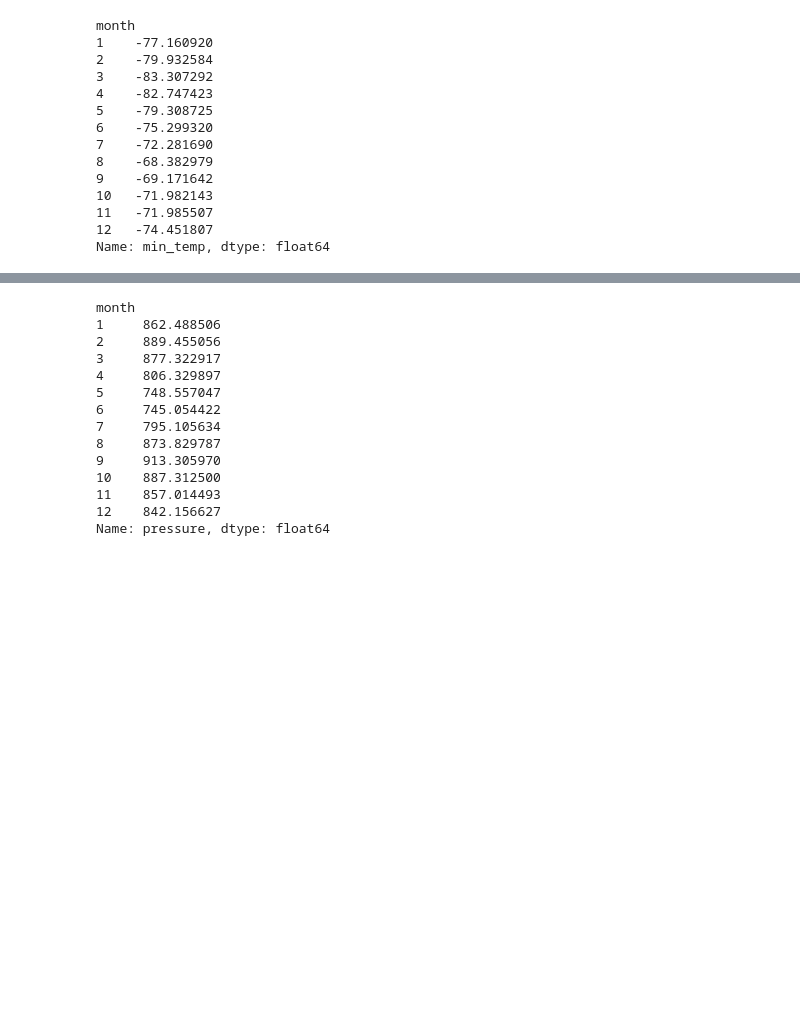
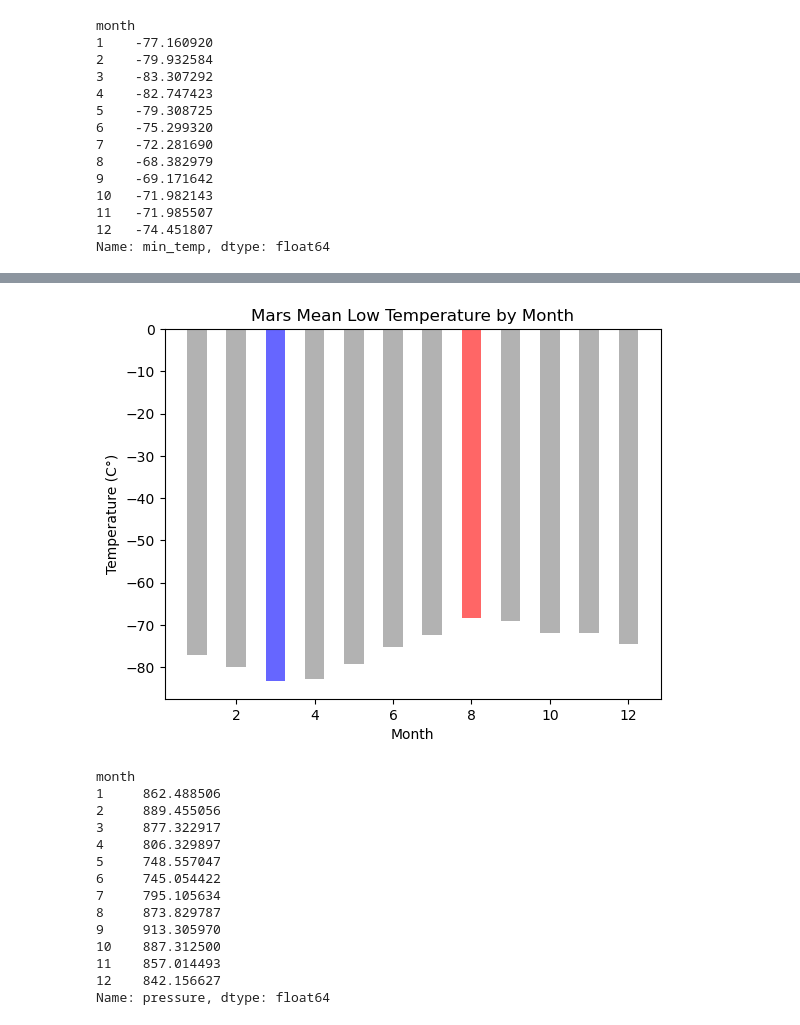
Before and after one commit to squiresbrett/Mars-Scraping, a Jupyter notebook: part_2_mars_weather.ipynb, the cells around one changed output, grey strips where cells are left out. Drawn from its saved outputs; the diff is of its cells as text; code cells hidden in the pictures; blank space fills up the shorter version.

```diff
--- a/part_2_mars_weather.ipynb
+++ b/part_2_mars_weather.ipynb
@@ -176,2 +202,23 @@ Name: min_temp, dtype: float64
+# %%
+# Identify the coldest and hottest months in Curiosity's location
+fig, ax = plt.subplots()
+
+coldest_month = avg_low.idxmin()
+hottest_month = avg_low.idxmax()
+
+#Colors list to hold the hottest and coldest temperatures
+colors = ['blue' if month == coldest_month else 'red' if month ==
+          hottest_month else 'grey' for month in avg_low.index]
+#Plotting the data
+ax.bar(avg_low.index, avg_low.values, color=colors, width=0.5, alpha=0.6)
+
+#Titles
+ax.set_title('Mars Mean Low Temperature by Month')
+ax.set_xlabel('Month')
+ax.set_ylabel('Temperature (C°)')
+
+plt.show()
+# %% [output]
+[figure, added]
 # %%
 # 4. Average pressure by Martian month
```
Also changed, not shown: parts of 20 cells of this notebook, 3 other files.
